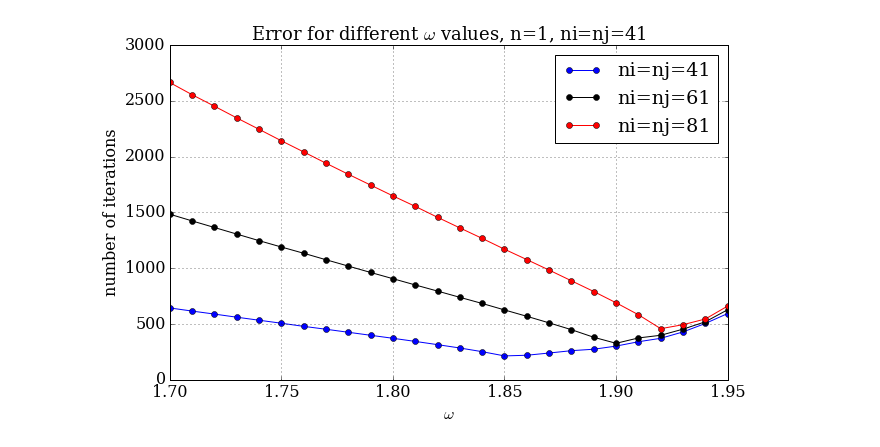
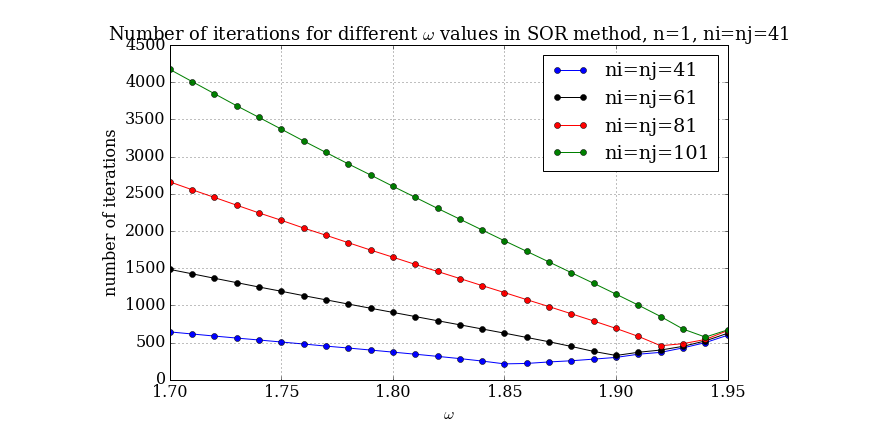
Before and after one commit to yujiasheng912/MAE6225, a Jupyter notebook: poisson2d_sin.ipynb, the cells around one changed output. Drawn from its saved outputs; the diff is of its cells as text; code cells hidden in the pictures.

```diff
--- a/poisson2d_sin.ipynb
+++ b/poisson2d_sin.ipynb
@@ -36,3 +35,3 @@ def poisson_initial(ni,nj):
 # %%
-u0=poisson_initial(41,41)
+plot_initial(41,41)
 # %% [output]
@@ -138,26 +138,33 @@ def SOR(ni,nj,n,res_target,omega):
             for i in range(1,ni):
 
                 if j==1 and i==1:
-                    u[j,i]=omega/(3*(dx**2+dy**2))*(u[j,i+1]*dy**2+u[j+1,i]*dx**2-f[j,i]*dx**2*dy**2)+(1-omega)*u[j,i]
+                    u[j,i]=omega/(3*(dx**2+dy**2))*\
+                           (u[j,i+1]*dy**2+u[j+1,i]*dx**2-f[j,i]*dx**2*dy**2)+(1-omega)*u[j,i]
                 elif j==1 and i==ni-1:
-                    u[j,i]=omega/(3*(dx**2+dy**2))*(u[j,i-1]*dy**2+u[j+1,i]*dx**2-f[j,i]*dx**2*dy**2)+(1-omega)*u[j,i]
+                    u[j,i]=omega/(3*(dx**2+dy**2))*\
+                           (u[j,i-1]*dy**2+u[j+1,i]*dx**2-f[j,i]*dx**2*dy**2)+(1-omega)*u[j,i]
                 elif j==nj-1 and i==1:
-                    u[j,i]=omega/(3*(dx**2+dy**2))*(u[j,i+1]*dy**2+u[j-1,i]*dx**2-f[j,i]*dx**2*dy**2)+(1-omega)*u[j,i]
+                    u[j,i]=omega/(3*(dx**2+dy**2))*\
+                           (u[j,i+1]*dy**2+u[j-1,i]*dx**2-f[j,i]*dx**2*dy**2)+(1-omega)*u[j,i]
                 elif j==nj-1 and i==ni-1:
-                    u[j,i]=omega/(3*(dx**2+dy**2))*(u[j,i-1]*dy**2+u[j-1,i]*dx**2-f[j,i]*dx**2*dy**2)+(1-omega)*u[j,i]
+                    u[j,i]=omega/(3*(dx**2+dy**2))*\
+                           (u[j,i-1]*dy**2+u[j-1,i]*dx**2-f[j,i]*dx**2*dy**2)+(1-omega)*u[j,i]
                 elif j==1:
-                    u[j,i]=omega/(3*dx**2+2*dy**2)*(u[j+1,i]*dx**2+(u[j,i+1]+u[j,i-1])*dy**2-f[j,i]*dx**2*dy**2)+(1-omega)*u[j,i]
+                    u[j,i]=omega/(3*dx**2+2*dy**2)*\
+                           (u[j+1,i]*dx**2+(u[j,i+1]+u[j,i-1])*dy**2-f[j,i]*dx**2*dy**2)+(1-omega)*u[j,i]
                 elif i==1:
-                    u[j,i]=omega/(2*dx**2+3*dy**2)*(u[j,i+1]*dy**2+(u[j+1,i]+u[j-1,i])*dx**2-f[j,i]*dx**2*dy**2)+(1-omega)*u[j,i]
+                    u[j,i]=omega/(2*dx**2+3*dy**2)*\
+                           (u[j,i+1]*dy**2+(u[j+1,i]+u[j-1,i])*dx**2-f[j,i]*dx**2*dy**2)+(1-omega)*u[j,i]
                 elif j==nj-1:
-                    u[j,i]=omega/(3*dx**2+2*dy**2)*(u[j-1,i]*dx**2+(u[j,i+1]+u[j,i-1])*dy**2-f[j,i]*dx**2*dy**2)+(1-omega)*u[j,i]
+                    u[j,i]=omega/(3*dx**2+2*dy**2)*\
+                           (u[j-1,i]*dx**2+(u[j,i+1]+u[j,i-1])*dy**2-f[j,i]*dx**2*dy**2)+(1-omega)*u[j,i]
                 elif i==ni-1:
-                    u[j,i]=omega/(2*dx**2+3*dy**2)*(u[j,i-1]*dy**2+(u[j+1,i]+u[j-1,i])*dx**2-f[j,i]*dx**2*dy**2)+(1-omega)*u[j,i]
+                    u[j,i]=omega/(2*dx**2+3*dy**2)*\
+                           (u[j,i-1]*dy**2+(u[j+1,i]+u[j-1,i])*dx**2-f[j,i]*dx**2*dy**2)+(1-omega)*u[j,i]
                 else:
 
                     u[j,i]=omega/(2*(dx**2+dy**2))*((u[j,i-1]+u[j,i+1])*dy**2+\
-                       (u[j-1,i]+u[j+1,i])*dx**2-f[j,i]*dx**2*dy**2)+\
-                       (1-omega)*u[j,i]
+                       (u[j-1,i]+u[j+1,i])*dx**2-f[j,i]*dx**2*dy**2)+(1-omega)*u[j,i]
 
 
         u[0,:]=-u[1,:]
@@ -258,25 +265,28 @@ pyplot.legend()
 # %%
 error40_SOR_omega=[]
 error60_SOR_omega=[]
 error80_SOR_omega=[]
+error100_SOR_omega=[]
 k=1.7
 while k<1.96:
     error40_SOR_omega.append(SOR(41,41,1,1e-9,k)[6])
     error60_SOR_omega.append(SOR(61,61,1,1e-9,k)[6])
     error80_SOR_omega.append(SOR(81,81,1,1e-9,k)[6])
+    error100_SOR_omega.append(SOR(101,101,1,1e-9,k)[6])
     k+=0.01
 
 pyplot.figure(figsize=(10,6))
 pyplot.grid(True)
 pyplot.xlabel('$\omega$')
 pyplot.ylabel('number of iterations')
 pyplot.plot(numpy.linspace(1.7,1.95,(1.95-1.7)/0.01+1),error40_SOR_omega,color='b',marker='o')
 pyplot.plot(numpy.linspace(1.7,1.95,(1.95-1.7)/0.01+1),error60_SOR_omega,color='k',marker='o')
 pyplot.plot(numpy.linspace(1.7,1.95,(1.95-1.7)/0.01+1),error80_SOR_omega,color='r',marker='o')
-pyplot.title('Error for different $\omega$ values, n=1, ni=nj=41',fontsize=18)
-pyplot.legend(['ni=nj=41','ni=nj=61','ni=nj=81']);
+pyplot.plot(numpy.linspace(1.7,1.95,(1.95-1.7)/0.01+1),error100_SOR_omega,color='g',marker='o')
+pyplot.title('Number of iterations for different $\omega$ values in SOR method, n=1, ni=nj=41',fontsize=18)
+pyplot.legend(['ni=nj=41','ni=nj=61','ni=nj=81','ni=nj=101']);
 # %% [output]
-[figure, old version]
+[figure, new version]
 # %%
 u40_jac1,x40_jac1,y40_jac1,dif40_jac1,err40_jac1,res40_jac1,iterations40_jac1=jacobi(41,41,1,1e-9)
 plot_3D(x40_jac1,y40_jac1,u40_jac1)
```
Also changed, not shown: parts of 16 cells of this notebook, 1 other file.
